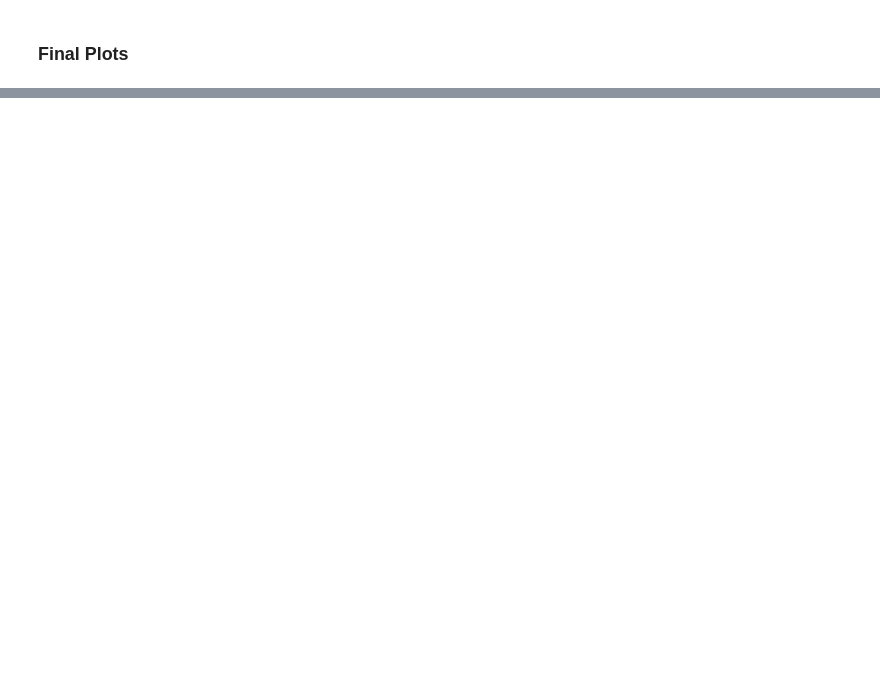
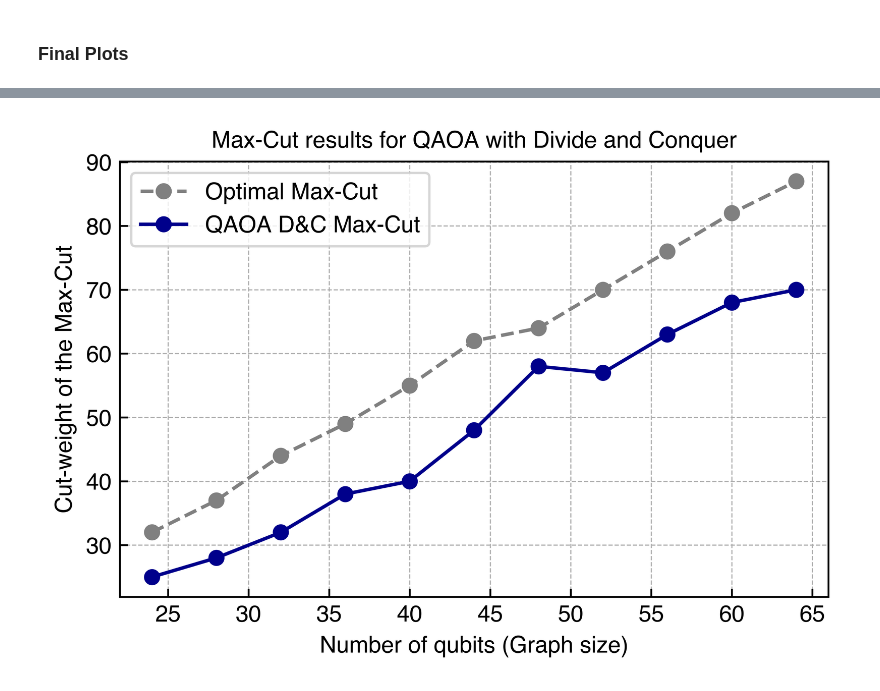
Before and after one commit to chrysanderh/ethz_qhack_24, a Jupyter notebook: Final_Submission.ipynb, the cells around one changed output, grey strips where cells are left out. Saved outputs shown, nothing was run; the diff lists cells and outputs as text; code cells hidden in the pictures; blank space fills up the shorter version.

```diff
--- a/Final_Submission.ipynb
+++ b/Final_Submission.ipynb
@@ -333,0 +391,21 @@ Elapsed time: 23.83167839050293 seconds
+# %%
+data = pd.read_csv('./results/results_dac_2.csv')
+ratios = data['cost_dac'] / data['cost_gurobi']
+nb_qubits = data['nodes']
+runtimes = data['runtime']
+
+gurobi_cut = data['cost_gurobi']
+dac_cut = data['cost_dac']
+
+plt.plot(nb_qubits, gurobi_cut, label='Optimal Max-Cut', color='grey', linestyle='--', marker='o')
+plt.plot(nb_qubits, dac_cut, label='QAOA D&C Max-Cut', color='darkblue', marker='o')
+# plt.plot(nb_qubits, dac_cut, label='DAC', marker='o')
+plt.xlabel('Number of qubits (Graph size)')
+plt.ylabel(r'Cut-weight of the Max-Cut')
+
+plt.title('Max-Cut results for QAOA with Divide and Conquer')
+plt.legend()
+plt.grid(which='both', linestyle='--', linewidth=0.5)
+plt.show()
+# %% [output]
+[figure, added]
```
Also changed, not shown: parts of 6 cells of this notebook, 11 other files.
